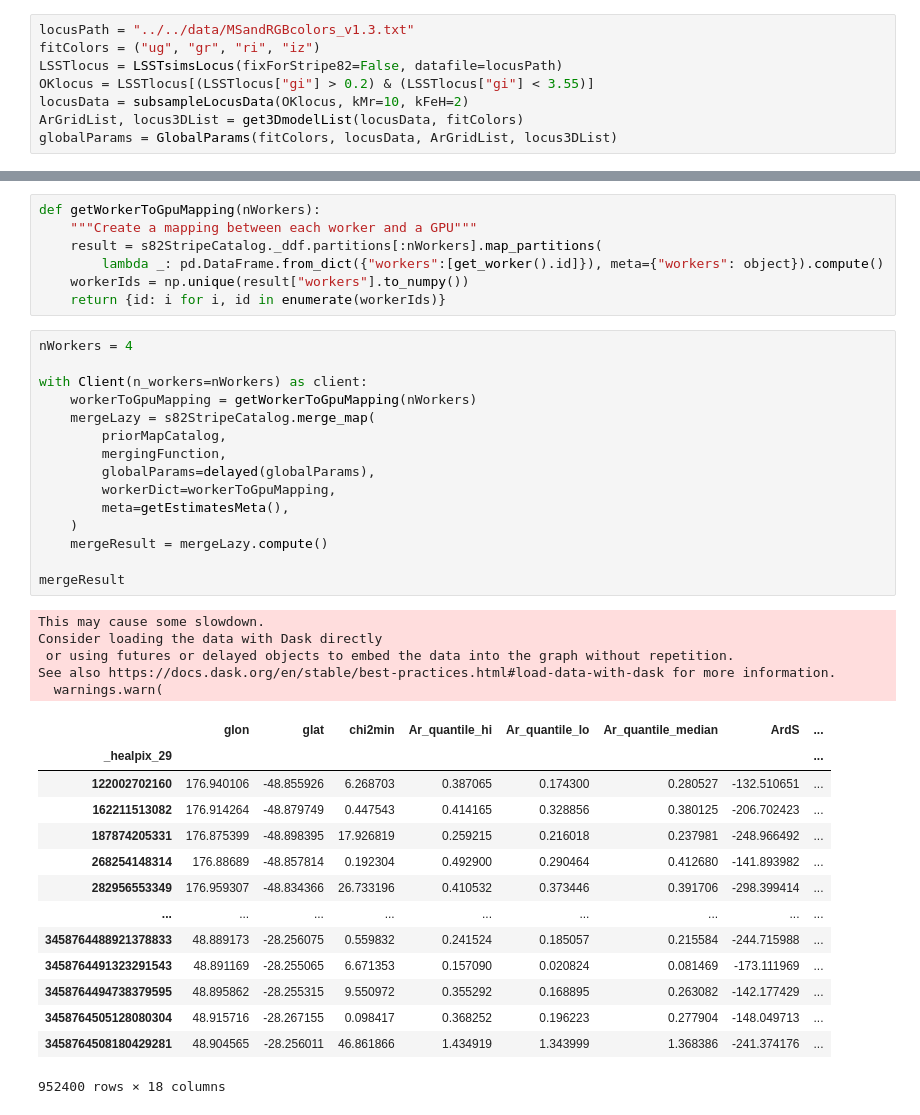
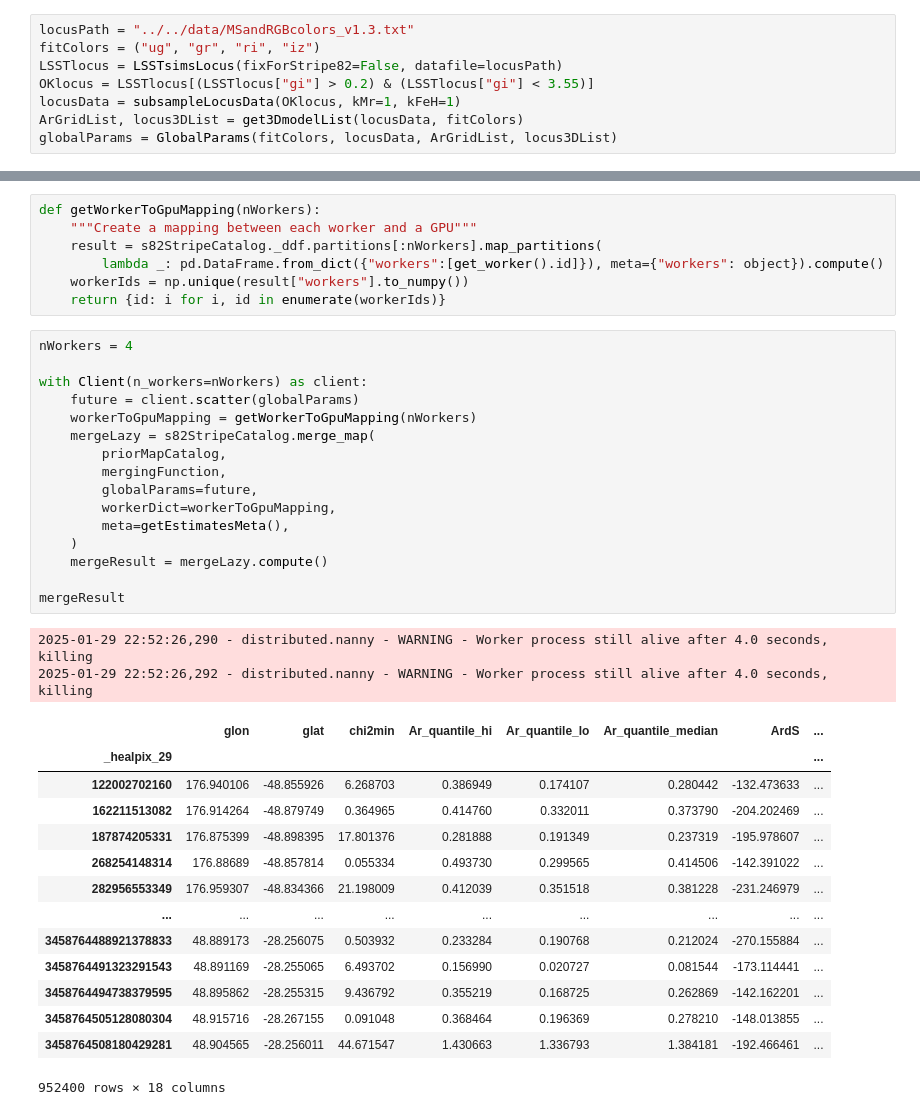
Before and after one commit to labastro-rbi/photoD, a Jupyter notebook: docs/pre_executed/run_with_lsdb.ipynb, the cells around one changed output, grey strips where cells are left out. Cells and saved outputs as stored; diff of their text form.

Commit message:
Update notebook to run on GPU without subsampling

```diff
--- a/docs/pre_executed/run_with_lsdb.ipynb
+++ b/docs/pre_executed/run_with_lsdb.ipynb
@@ -53,7 +53,7 @@ locusPath = "../../data/MSandRGBcolors_v1.3.txt"
 fitColors = ("ug", "gr", "ri", "iz")
 LSSTlocus = LSSTsimsLocus(fixForStripe82=False, datafile=locusPath)
 OKlocus = LSSTlocus[(LSSTlocus["gi"] > 0.2) & (LSSTlocus["gi"] < 3.55)]
-locusData = subsampleLocusData(OKlocus, kMr=10, kFeH=2)
+locusData = subsampleLocusData(OKlocus, kMr=1, kFeH=1)
 ArGridList, locus3DList = get3DmodelList(locusData, fitColors)
 globalParams = GlobalParams(fitColors, locusData, ArGridList, locus3DList)
 # %% [output]
@@ -86,35 +86,33 @@ def getWorkerToGpuMapping(nWorkers):
 # %%
 nWorkers = 4
 
 with Client(n_workers=nWorkers) as client:
+    future = client.scatter(globalParams)
     workerToGpuMapping = getWorkerToGpuMapping(nWorkers)
     mergeLazy = s82StripeCatalog.merge_map(
         priorMapCatalog,
         mergingFunction,
-        globalParams=delayed(globalParams),
+        globalParams=future,
         workerDict=workerToGpuMapping,
         meta=getEstimatesMeta(),
     )
     mergeResult = mergeLazy.compute()
 
 mergeResult
 # %% [output]
-This may cause some slowdown.
-Consider loading the data with Dask directly
- or using futures or delayed objects to embed the data into the graph without repetition.
-See also https://docs.dask.org/en/stable/best-practices.html#load-data-with-dask for more information.
-  warnings.warn(
+2025-01-29 22:52:26,290 - distributed.nanny - WARNING - Worker process still alive after 4.0 seconds, killing
+2025-01-29 22:52:26,292 - distributed.nanny - WARNING - Worker process still alive after 4.0 seconds, killing
 |  | glon | glat | chi2min | Ar_quantile_hi | Ar_quantile_lo | Ar_quantile_median | ArdS | ... |
 | _healpix_29 |  |  |  |  |  |  |  | ... |
-| 122002702160 | 176.940106 | -48.855926 | 6.268703 | 0.387065 | 0.174300 | 0.280527 | -132.510651 | ... |
-| 162211513082 | 176.914264 | -48.879749 | 0.447543 | 0.414165 | 0.328856 | 0.380125 | -206.702423 | ... |
-| 187874205331 | 176.875399 | -48.898395 | 17.926819 | 0.259215 | 0.216018 | 0.237981 | -248.966492 | ... |
-| 268254148314 | 176.88689 | -48.857814 | 0.192304 | 0.492900 | 0.290464 | 0.412680 | -141.893982 | ... |
-| 282956553349 | 176.959307 | -48.834366 | 26.733196 | 0.410532 | 0.373446 | 0.391706 | -298.399414 | ... |
+| 122002702160 | 176.940106 | -48.855926 | 6.268703 | 0.386949 | 0.174107 | 0.280442 | -132.473633 | ... |
+| 162211513082 | 176.914264 | -48.879749 | 0.364965 | 0.414760 | 0.332011 | 0.373790 | -204.202469 | ... |
+| 187874205331 | 176.875399 | -48.898395 | 17.801376 | 0.281888 | 0.191349 | 0.237319 | -195.978607 | ... |
+| 268254148314 | 176.88689 | -48.857814 | 0.055334 | 0.493730 | 0.299565 | 0.414506 | -142.391022 | ... |
+| 282956553349 | 176.959307 | -48.834366 | 21.198009 | 0.412039 | 0.351518 | 0.381228 | -231.246979 | ... |
 | ... | ... | ... | ... | ... | ... | ... | ... | ... |
-| 3458764488921378833 | 48.889173 | -28.256075 | 0.559832 | 0.241524 | 0.185057 | 0.215584 | -244.715988 | ... |
-| 3458764491323291543 | 48.891169 | -28.255065 | 6.671353 | 0.157090 | 0.020824 | 0.081469 | -173.111969 | ... |
-| 3458764494738379595 | 48.895862 | -28.255315 | 9.550972 | 0.355292 | 0.168895 | 0.263082 | -142.177429 | ... |
-| 3458764505128080304 | 48.915716 | -28.267155 | 0.098417 | 0.368252 | 0.196223 | 0.277904 | -148.049713 | ... |
-| 3458764508180429281 | 48.904565 | -28.256011 | 46.861866 | 1.434919 | 1.343999 | 1.368386 | -241.374176 | ... |
+| 3458764488921378833 | 48.889173 | -28.256075 | 0.503932 | 0.233284 | 0.190768 | 0.212024 | -270.155884 | ... |
+| 3458764491323291543 | 48.891169 | -28.255065 | 6.493702 | 0.156990 | 0.020727 | 0.081544 | -173.114441 | ... |
+| 3458764494738379595 | 48.895862 | -28.255315 | 9.436792 | 0.355219 | 0.168725 | 0.262869 | -142.162201 | ... |
+| 3458764505128080304 | 48.915716 | -28.267155 | 0.091048 | 0.368464 | 0.196369 | 0.278210 | -148.013855 | ... |
+| 3458764508180429281 | 48.904565 | -28.256011 | 44.671547 | 1.430663 | 1.336793 | 1.384181 | -192.466461 | ... |
 952400 rows × 18 columns
```
Also changed, not shown: parts of 1 cell of this notebook.
